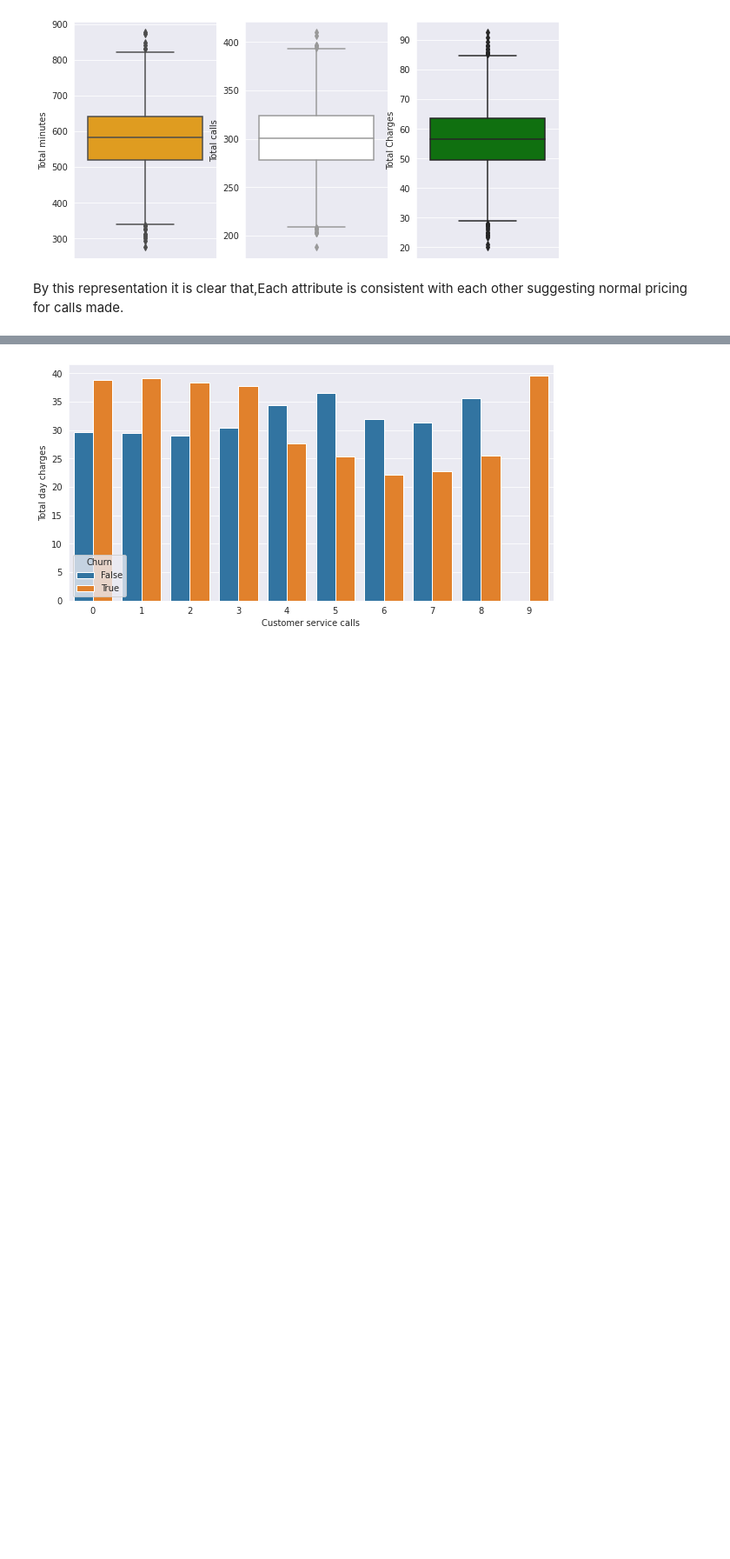
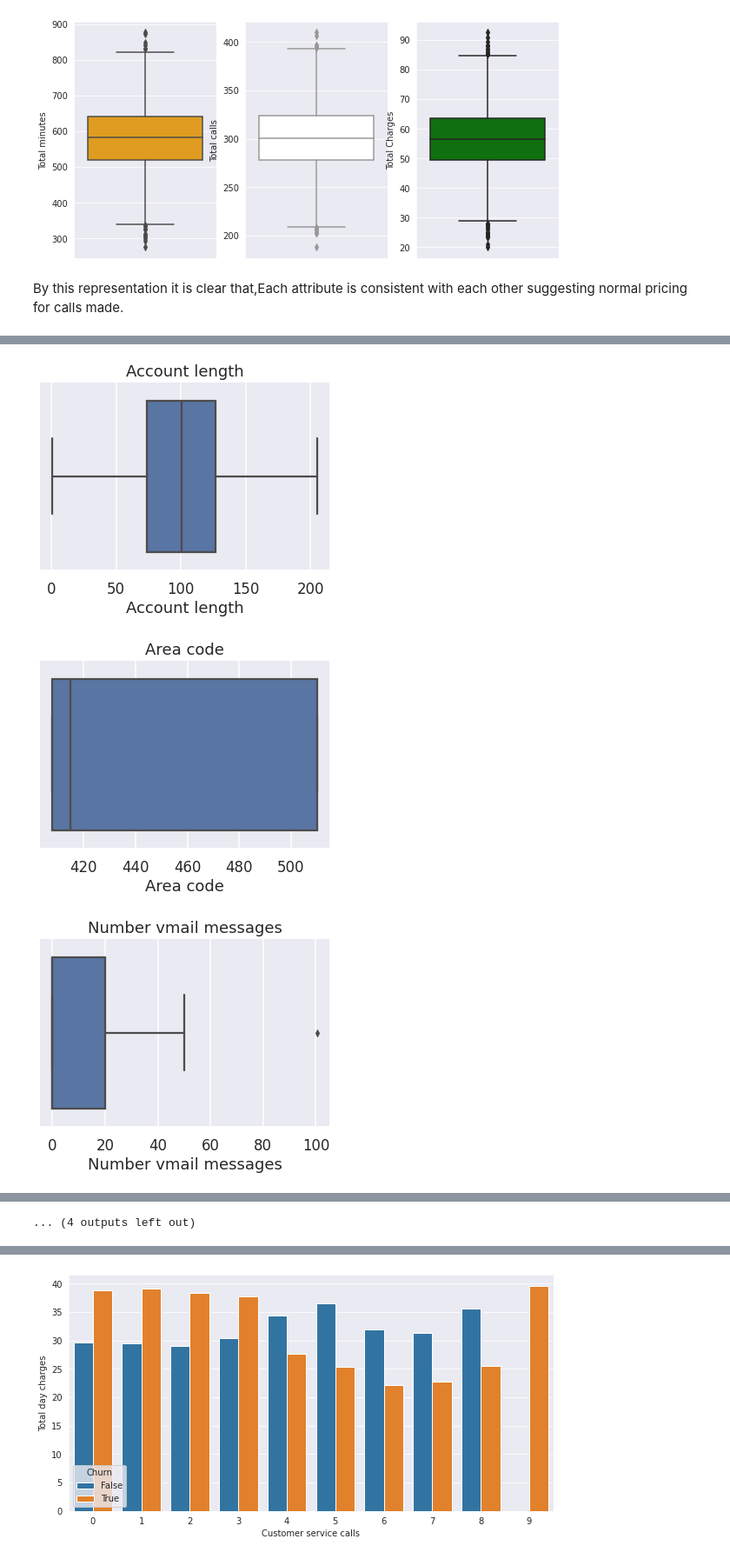
Before and after one commit to pratik25042000/telecom-churn-analysis, a Jupyter notebook: Pratik_Kshirsagar_Telecom_Churn_Analysis.ipynb, the cells around one changed output, grey strips where cells are left out. Shown at 87% size. Drawn from its saved outputs; the diff is of its cells as text; code cells hidden in the pictures; blank space fills up the shorter version.

```diff
--- a/Pratik_Kshirsagar_Telecom_Churn_Analysis.ipynb
+++ b/Pratik_Kshirsagar_Telecom_Churn_Analysis.ipynb
@@ -154,0 +240,9 @@ By this graphh it is clear that, Most people do not leave the service
+# %%
+#checking Relation b/w categorical variables with respect to target var
+from scipy.stats import chi2_contingency
+for i in cat_names:
+    print(i)
+    #As we know imput to chi square is always a contiguency table so we generating it using crostab function present in pd
+    chi2, p, dof, ex =chi2_contingency(pd.crosstab(telcom_df['Churn'],telcom_df[i]))
+    #as above pd.crosstab(dependent variable , independent variable)
+    print(p)
@@ -297,0 +333,13 @@ total night charge to total night minute at 1
+# %%
+
+# #Plotting Box Plot
+for i in cname:
+    plt.figure()
+    plt.clf() #clearing the figure
+    sns.boxplot(telcom_df[i],palette="deep")
+    plt.title(i)
+    plt.show()
+# %% [output]
+[figure, added]
+[figure, added]
+[figure, added]
@@ -298,2 +355,3 @@ total night charge to total night minute at 1
+... (4 outputs left out)
 # %%
 pd.crosstab(telcom_df['Churn'], telcom_df['Customer service calls'], margins=True)
```
Also changed, not shown: parts of 33 cells of this notebook.
